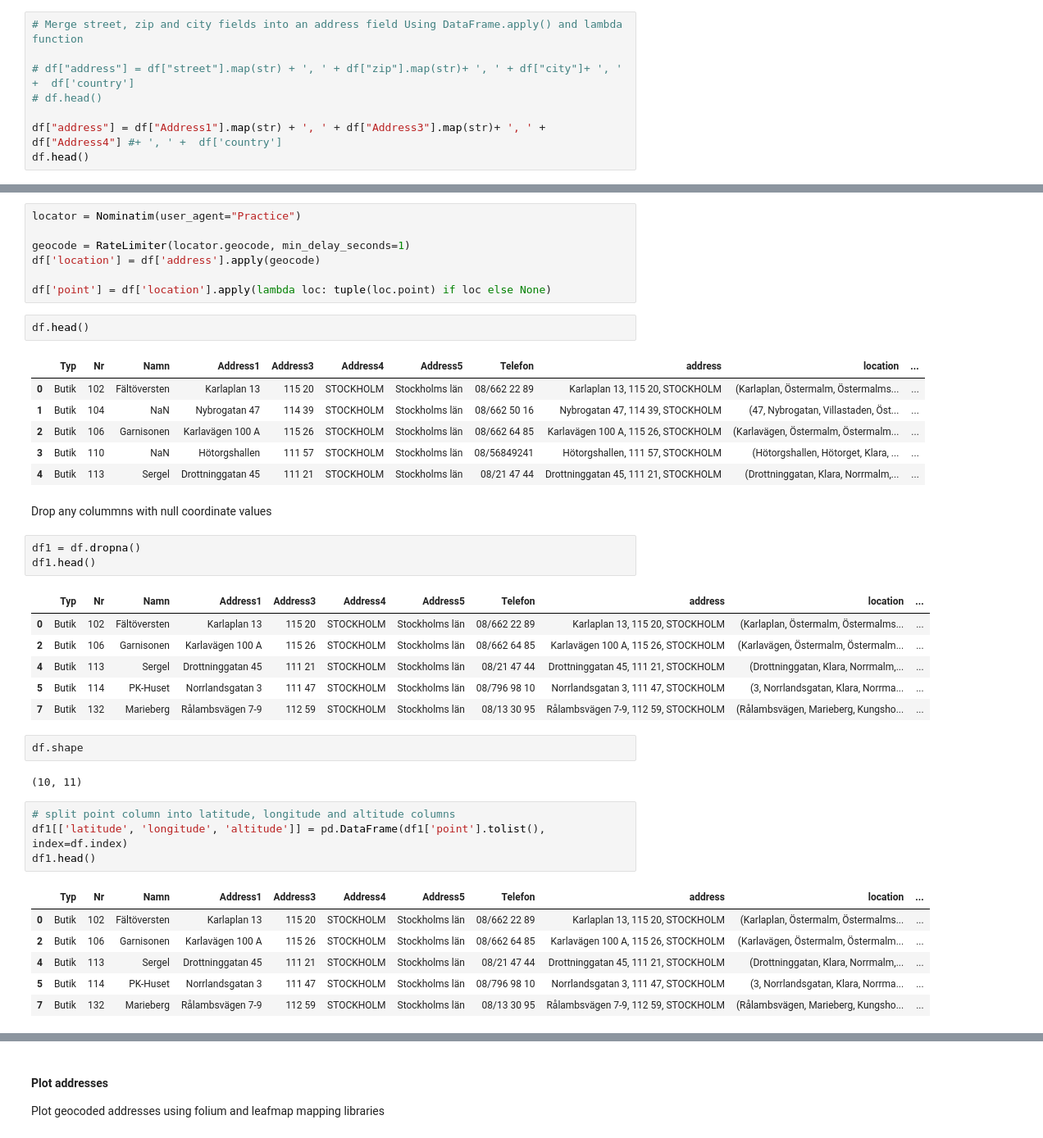
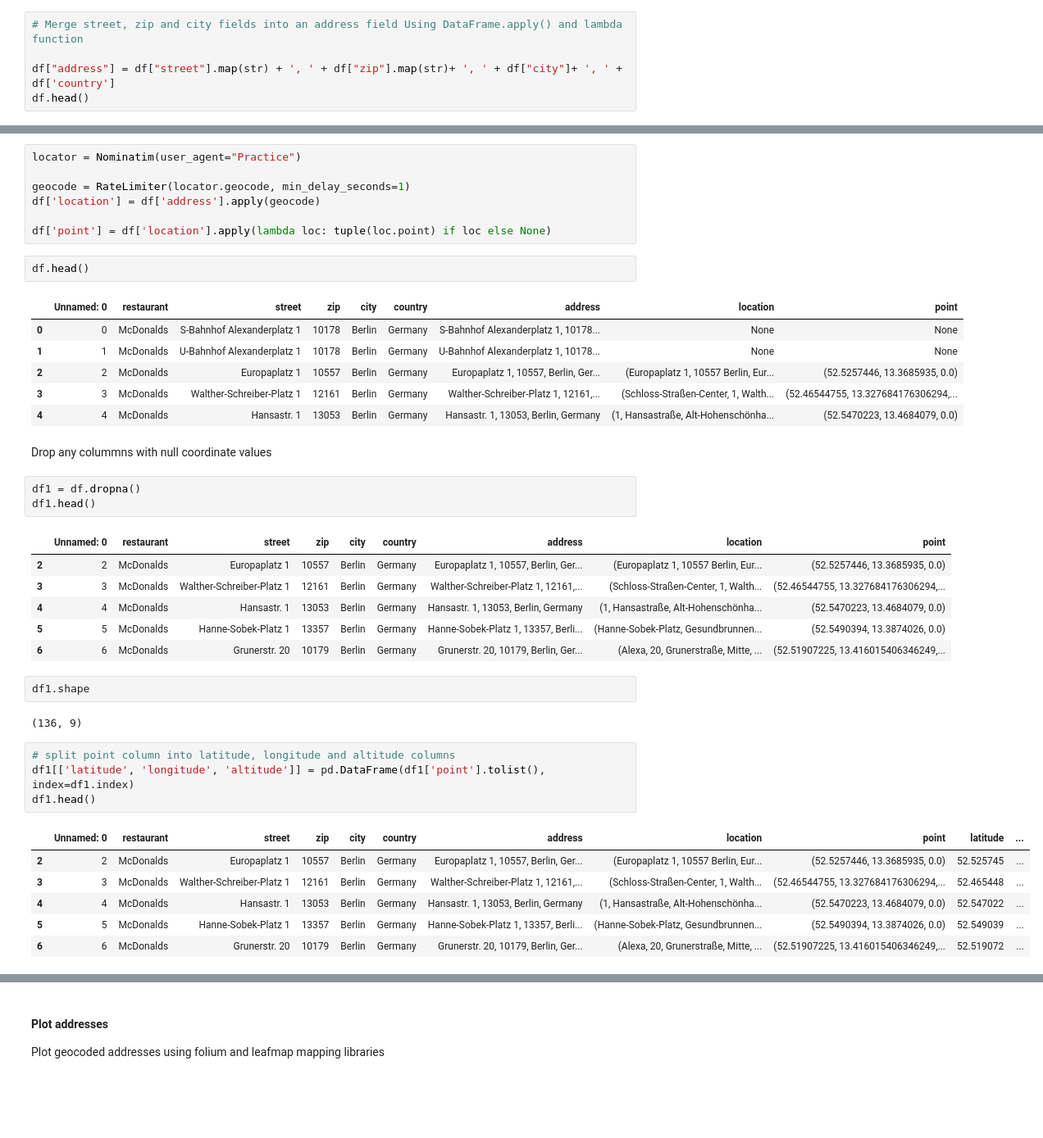
Before and after one commit to cmmarellano/PLUS_softwaredev_2022_FinalProject, a Jupyter notebook: Practice_v2.ipynb, the cells around one changed output, grey strips where cells are left out. Shown at 82% size. Cells and saved outputs as stored; diff of their text form; blank space fills up the shorter version.

```diff
--- a/Practice_v2.ipynb
+++ b/Practice_v2.ipynb
@@ -71,9 +56,6 @@ df.head()
 # %%
 # Merge street, zip and city fields into an address field Using DataFrame.apply() and lambda function
 
-# df["address"] = df["street"].map(str) + ', ' + df["zip"].map(str)+ ', ' + df["city"]+ ', ' +  df['country']
-# df.head()
-
-df["address"] = df["Address1"].map(str) + ', ' + df["Address3"].map(str)+ ', ' + df["Address4"] #+ ', ' +  df['country']
+df["address"] = df["street"].map(str) + ', ' + df["zip"].map(str)+ ', ' + df["city"]+ ', ' +  df['country']
 df.head()
 # %% [output]
@@ -101,37 +83,37 @@ df['point'] = df['location'].apply(lambda loc: tuple(loc.point) if loc else None
 # %%
 df.head()
 # %% [output]
-|  | Typ | Nr | Namn | Address1 | Address3 | Address4 | Address5 | Telefon | address | location | ... |
-| 0 | Butik | 102 | Fältöversten | Karlaplan 13 | 115 20 | STOCKHOLM | Stockholms län | 08/662 22 89 | Karlaplan 13, 115 20, STOCKHOLM | (Karlaplan, Östermalm, Östermalms... | ... |
-| 1 | Butik | 104 | NaN | Nybrogatan 47 | 114 39 | STOCKHOLM | Stockholms län | 08/662 50 16 | Nybrogatan 47, 114 39, STOCKHOLM | (47, Nybrogatan, Villastaden, Öst... | ... |
-| 2 | Butik | 106 | Garnisonen | Karlavägen 100 A | 115 26 | STOCKHOLM | Stockholms län | 08/662 64 85 | Karlavägen 100 A, 115 26, STOCKHOLM | (Karlavägen, Östermalm, Östermalm... | ... |
-| 3 | Butik | 110 | NaN | Hötorgshallen | 111 57 | STOCKHOLM | Stockholms län | 08/56849241 | Hötorgshallen, 111 57, STOCKHOLM | (Hötorgshallen, Hötorget, Klara, ... | ... |
-| 4 | Butik | 113 | Sergel | Drottninggatan 45 | 111 21 | STOCKHOLM | Stockholms län | 08/21 47 44 | Drottninggatan 45, 111 21, STOCKHOLM | (Drottninggatan, Klara, Norrmalm,... | ... |
+|  | Unnamed: 0 | restaurant | street | zip | city | country | address | location | point |
+| 0 | 0 | McDonalds | S-Bahnhof Alexanderplatz 1 | 10178 | Berlin | Germany | S-Bahnhof Alexanderplatz 1, 10178... | None | None |
+| 1 | 1 | McDonalds | U-Bahnhof Alexanderplatz 1 | 10178 | Berlin | Germany | U-Bahnhof Alexanderplatz 1, 10178... | None | None |
+| 2 | 2 | McDonalds | Europaplatz 1 | 10557 | Berlin | Germany | Europaplatz 1, 10557, Berlin, Ger... | (Europaplatz 1, 10557 Berlin, Eur... | (52.5257446, 13.3685935, 0.0) |
+| 3 | 3 | McDonalds | Walther-Schreiber-Platz 1 | 12161 | Berlin | Germany | Walther-Schreiber-Platz 1, 12161,... | (Schloss-Straßen-Center, 1, Walth... | (52.46544755, 13.327684176306294,... |
+| 4 | 4 | McDonalds | Hansastr. 1 | 13053 | Berlin | Germany | Hansastr. 1, 13053, Berlin, Germany | (1, Hansastraße, Alt-Hohenschönha... | (52.5470223, 13.4684079, 0.0) |
 # %% [markdown]
 Drop any colummns with null coordinate values
 # %%
 df1 = df.dropna()
 df1.head()
 # %% [output]
-|  | Typ | Nr | Namn | Address1 | Address3 | Address4 | Address5 | Telefon | address | location | ... |
-| 0 | Butik | 102 | Fältöversten | Karlaplan 13 | 115 20 | STOCKHOLM | Stockholms län | 08/662 22 89 | Karlaplan 13, 115 20, STOCKHOLM | (Karlaplan, Östermalm, Östermalms... | ... |
-| 2 | Butik | 106 | Garnisonen | Karlavägen 100 A | 115 26 | STOCKHOLM | Stockholms län | 08/662 64 85 | Karlavägen 100 A, 115 26, STOCKHOLM | (Karlavägen, Östermalm, Östermalm... | ... |
-| 4 | Butik | 113 | Sergel | Drottninggatan 45 | 111 21 | STOCKHOLM | Stockholms län | 08/21 47 44 | Drottninggatan 45, 111 21, STOCKHOLM | (Drottninggatan, Klara, Norrmalm,... | ... |
-| 5 | Butik | 114 | PK-Huset | Norrlandsgatan 3 | 111 47 | STOCKHOLM | Stockholms län | 08/796 98 10 | Norrlandsgatan 3, 111 47, STOCKHOLM | (3, Norrlandsgatan, Klara, Norrma... | ... |
-| 7 | Butik | 132 | Marieberg | Rålambsvägen 7-9 | 112 59 | STOCKHOLM | Stockholms län | 08/13 30 95 | Rålambsvägen 7-9, 112 59, STOCKHOLM | (Rålambsvägen, Marieberg, Kungsho... | ... |
+|  | Unnamed: 0 | restaurant | street | zip | city | country | address | location | point |
+| 2 | 2 | McDonalds | Europaplatz 1 | 10557 | Berlin | Germany | Europaplatz 1, 10557, Berlin, Ger... | (Europaplatz 1, 10557 Berlin, Eur... | (52.5257446, 13.3685935, 0.0) |
+| 3 | 3 | McDonalds | Walther-Schreiber-Platz 1 | 12161 | Berlin | Germany | Walther-Schreiber-Platz 1, 12161,... | (Schloss-Straßen-Center, 1, Walth... | (52.46544755, 13.327684176306294,... |
+| 4 | 4 | McDonalds | Hansastr. 1 | 13053 | Berlin | Germany | Hansastr. 1, 13053, Berlin, Germany | (1, Hansastraße, Alt-Hohenschönha... | (52.5470223, 13.4684079, 0.0) |
+| 5 | 5 | McDonalds | Hanne-Sobek-Platz 1 | 13357 | Berlin | Germany | Hanne-Sobek-Platz 1, 13357, Berli... | (Hanne-Sobek-Platz, Gesundbrunnen... | (52.5490394, 13.3874026, 0.0) |
+| 6 | 6 | McDonalds | Grunerstr. 20 | 10179 | Berlin | Germany | Grunerstr. 20, 10179, Berlin, Ger... | (Alexa, 20, Grunerstraße, Mitte, ... | (52.51907225, 13.416015406346249,... |
 # %%
-df.shape
+df1.shape
 # %% [output]
-(10, 11)
+(136, 9)
 # %%
 # split point column into latitude, longitude and altitude columns
-df1[['latitude', 'longitude', 'altitude']] = pd.DataFrame(df1['point'].tolist(), index=df.index)
+df1[['latitude', 'longitude', 'altitude']] = pd.DataFrame(df1['point'].tolist(), index=df1.index)
 df1.head()
 # %% [output]
-|  | Typ | Nr | Namn | Address1 | Address3 | Address4 | Address5 | Telefon | address | location | ... |
-| 0 | Butik | 102 | Fältöversten | Karlaplan 13 | 115 20 | STOCKHOLM | Stockholms län | 08/662 22 89 | Karlaplan 13, 115 20, STOCKHOLM | (Karlaplan, Östermalm, Östermalms... | ... |
-| 2 | Butik | 106 | Garnisonen | Karlavägen 100 A | 115 26 | STOCKHOLM | Stockholms län | 08/662 64 85 | Karlavägen 100 A, 115 26, STOCKHOLM | (Karlavägen, Östermalm, Östermalm... | ... |
-| 4 | Butik | 113 | Sergel | Drottninggatan 45 | 111 21 | STOCKHOLM | Stockholms län | 08/21 47 44 | Drottninggatan 45, 111 21, STOCKHOLM | (Drottninggatan, Klara, Norrmalm,... | ... |
-| 5 | Butik | 114 | PK-Huset | Norrlandsgatan 3 | 111 47 | STOCKHOLM | Stockholms län | 08/796 98 10 | Norrlandsgatan 3, 111 47, STOCKHOLM | (3, Norrlandsgatan, Klara, Norrma... | ... |
-| 7 | Butik | 132 | Marieberg | Rålambsvägen 7-9 | 112 59 | STOCKHOLM | Stockholms län | 08/13 30 95 | Rålambsvägen 7-9, 112 59, STOCKHOLM | (Rålambsvägen, Marieberg, Kungsho... | ... |
+|  | Unnamed: 0 | restaurant | street | zip | city | country | address | location | point | latitude | ... |
+| 2 | 2 | McDonalds | Europaplatz 1 | 10557 | Berlin | Germany | Europaplatz 1, 10557, Berlin, Ger... | (Europaplatz 1, 10557 Berlin, Eur... | (52.5257446, 13.3685935, 0.0) | 52.525745 | ... |
+| 3 | 3 | McDonalds | Walther-Schreiber-Platz 1 | 12161 | Berlin | Germany | Walther-Schreiber-Platz 1, 12161,... | (Schloss-Straßen-Center, 1, Walth... | (52.46544755, 13.327684176306294,... | 52.465448 | ... |
+| 4 | 4 | McDonalds | Hansastr. 1 | 13053 | Berlin | Germany | Hansastr. 1, 13053, Berlin, Germany | (1, Hansastraße, Alt-Hohenschönha... | (52.5470223, 13.4684079, 0.0) | 52.547022 | ... |
+| 5 | 5 | McDonalds | Hanne-Sobek-Platz 1 | 13357 | Berlin | Germany | Hanne-Sobek-Platz 1, 13357, Berli... | (Hanne-Sobek-Platz, Gesundbrunnen... | (52.5490394, 13.3874026, 0.0) | 52.549039 | ... |
+| 6 | 6 | McDonalds | Grunerstr. 20 | 10179 | Berlin | Germany | Grunerstr. 20, 10179, Berlin, Ger... | (Alexa, 20, Grunerstraße, Mitte, ... | (52.51907225, 13.416015406346249,... | 52.519072 | ... |
 # %%
```
Also changed, not shown: parts of 24 cells of this notebook.
